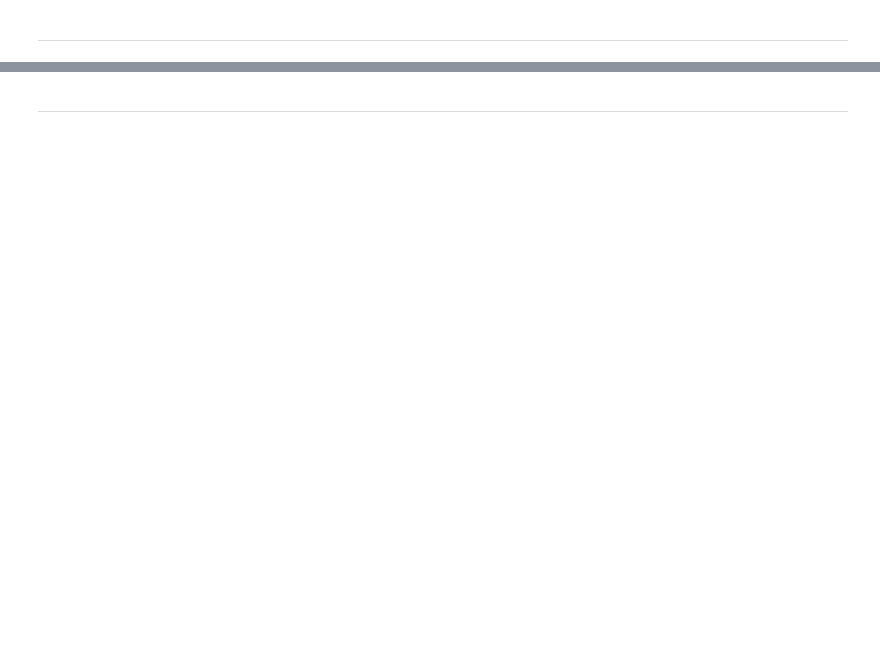
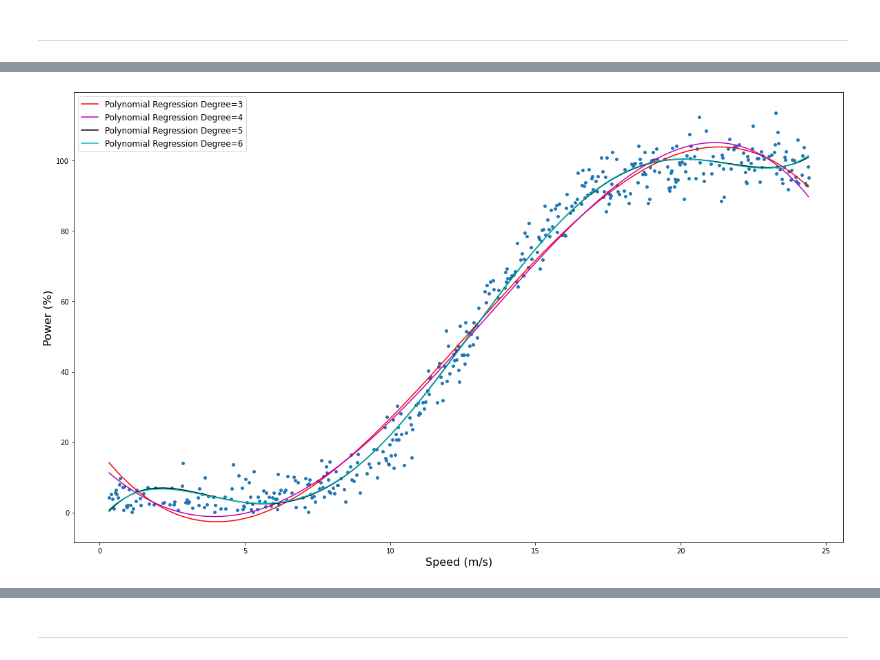
Before and after one commit to IanWafer/Machine-Learning-and-Statistics-Project, a Jupyter notebook: Machine Learning & Statistics Project.ipynb, the cells around one changed output, grey strips where cells are left out. Saved outputs shown, nothing was run; the diff lists cells and outputs as text; code cells hidden in the pictures; blank space fills up the shorter version.

```diff
--- a/Machine Learning & Statistics Project.ipynb
+++ b/Machine Learning & Statistics Project.ipynb
@@ -292,0 +260,69 @@ The R2 value is 0.9783216723216328
+# %%
+# Check multiple degrees to validate which best fits the line
+Input3=[('polynomial',PolynomialFeatures(degree=3)),('modal',LinearRegression())]
+pipe3=Pipeline(Input3)
+pipe.fit(x.reshape(-1,1),y.reshape(-1,1))
+
+poly_pred3=pipe.predict(x.reshape(-1,1))
+#sorting predicted values with respect to predictor
+sorted_zip3 = sorted(zip(x,poly_pred3))
+x_poly, poly_pred3 = zip(*sorted_zip3)
+
+# creating pipeline and fitting it on data
+Input4=[('polynomial',PolynomialFeatures(degree=4)),('modal',LinearRegression())]
+pipe4=Pipeline(Input4)
+pipe4.fit(x.reshape(-1,1),y.reshape(-1,1))
+
+poly_pred4=pipe4.predict(x.reshape(-1,1))
+#sorting predicted values with respect to predictor
+sorted_zip4 = sorted(zip(x,poly_pred4))
+x_poly, poly_pred4 = zip(*sorted_zip4)
+
+# creating pipeline and fitting it on data
+Input5=[('polynomial',PolynomialFeatures(degree=5)),('modal',LinearRegression())]
+pipe5=Pipeline(Input5)
+pipe5.fit(x.reshape(-1,1),y.reshape(-1,1))
+
+poly_pred5=pipe5.predict(x.reshape(-1,1))
+#sorting predicted values with respect to predictor
+sorted_zip5 = sorted(zip(x,poly_pred5))
+x_poly, poly_pred5 = zip(*sorted_zip5)
+
+# creating pipeline and fitting it on data
+Input6=[('polynomial',PolynomialFeatures(degree=6)),('modal',LinearRegression())]
+pipe6=Pipeline(Input6)
+pipe6.fit(x.reshape(-1,1),y.reshape(-1,1))
+
+poly_pred6=pipe6.predict(x.reshape(-1,1))
+#sorting predicted values with respect to predictor
+sorted_zip6 = sorted(zip(x,poly_pred6))
+x_poly, poly_pred6 = zip(*sorted_zip6)
+
+#plotting predictions
+plt.scatter(x,y,s=15)
+plt.plot(x_poly,poly_pred3,color='r',label='Polynomial Regression Degree=3')
+plt.plot(x_poly,poly_pred4,color='m',label='Polynomial Regression Degree=4')
+plt.plot(x_poly,poly_pred5,color='k',label='Polynomial Regression Degree=5')
+plt.plot(x_poly,poly_pred6,color='c',label='Polynomial Regression Degree=6')
+plt.xlabel('Speed (m/s)',fontsize=16)
+plt.ylabel('Power (%)',fontsize=16)
+plt.legend(fontsize=12)
+plt.show()
+
+print(f'3rd degree polynomial regression-')
+print(f'The RMSE is {np.sqrt(mean_squared_error(y,poly_pred3))}')
+print(f'The R2 value is {r2_score(y, poly_pred3)}\n')
+
+print(f'4th degree polynomial regression-')
+print(f'The RMSE is {np.sqrt(mean_squared_error(y,poly_pred4))}')
+print(f'The R2 value is {r2_score(y, poly_pred4)}\n')
+
+print(f'5th degree polynomial regression-')
+print(f'The RMSE is {np.sqrt(mean_squared_error(y,poly_pred5))}')
+print(f'The R2 value is {r2_score(y, poly_pred5)}\n')
+
+print(f'6th degree polynomial regression-')
+print(f'The RMSE is {np.sqrt(mean_squared_error(y,poly_pred6))}')
+print(f'The R2 value is {r2_score(y, poly_pred6)}\n')
+# %% [output]
+[figure, added]
```
Also changed, not shown: parts of 25 cells of this notebook, 6 other files.
